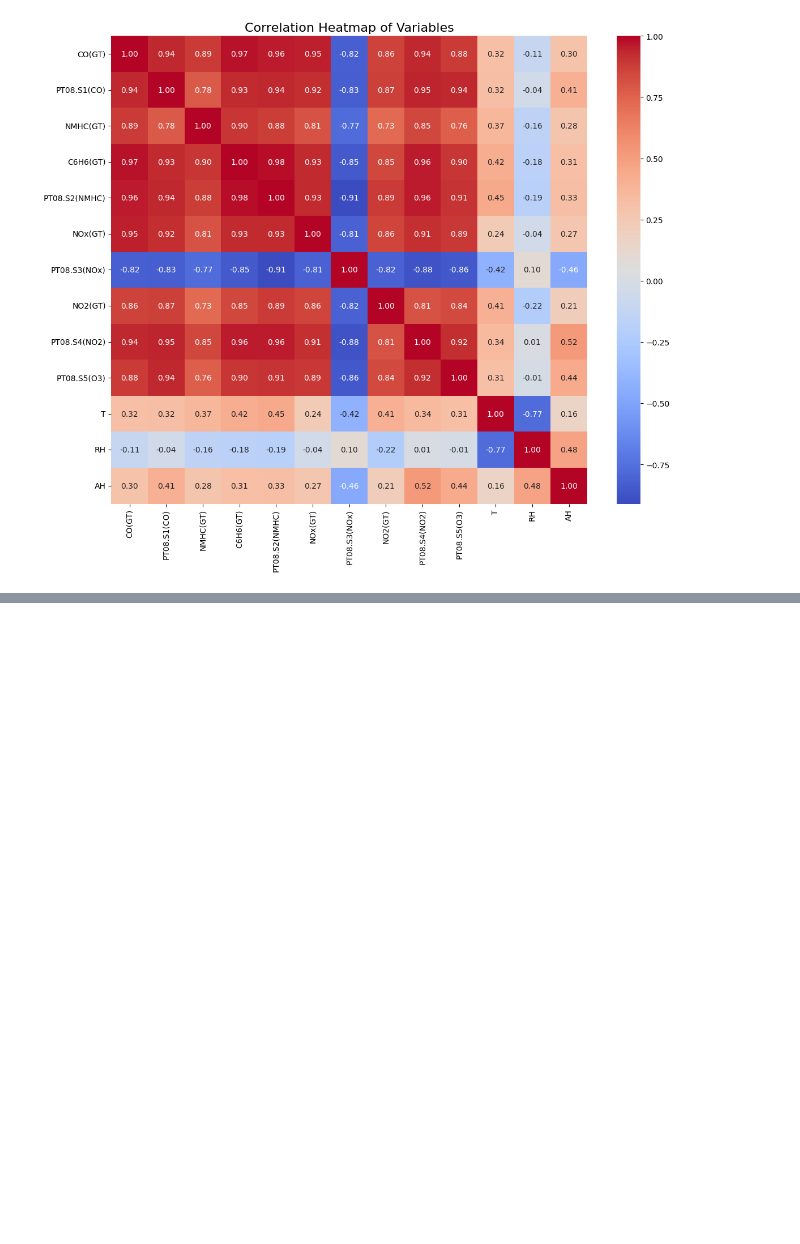
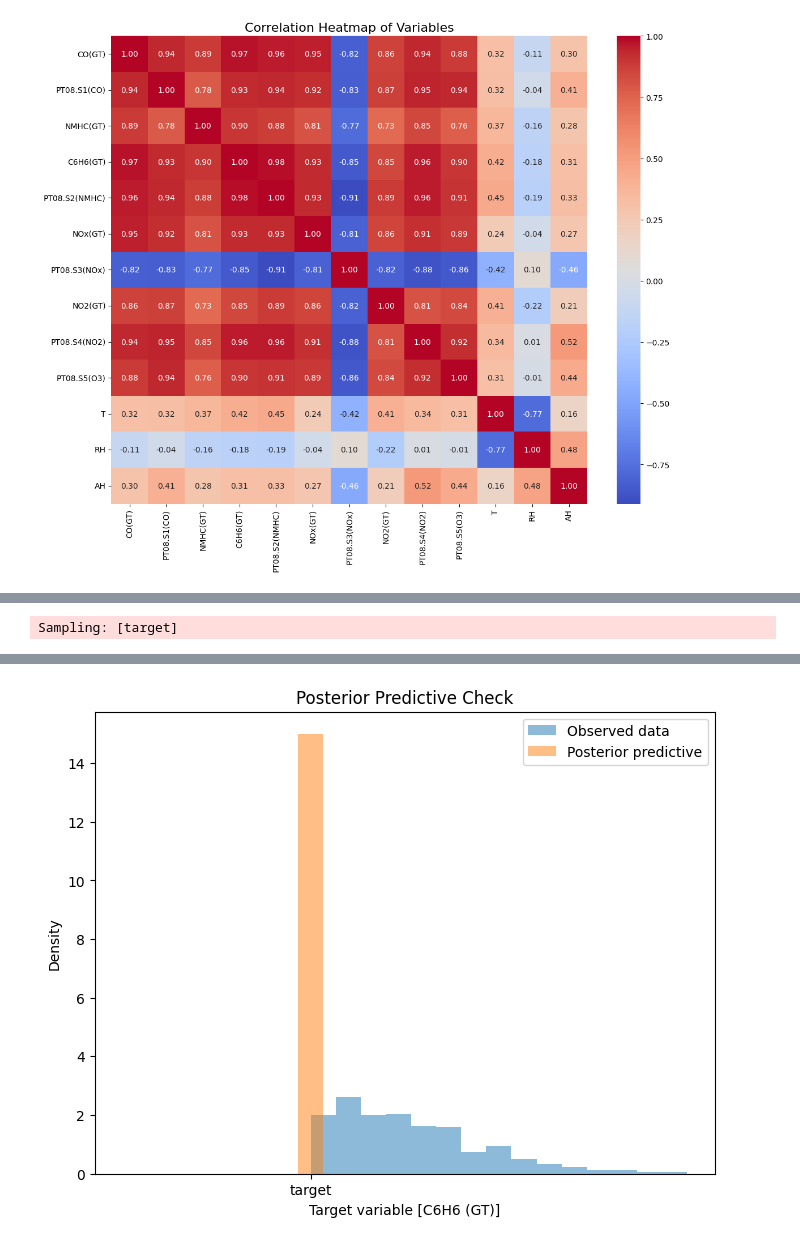
Before and after one commit to alcatraz47/Bayesian_Analysis_on_AQI, a Jupyter notebook: new_model_dev.ipynb, the cells around one changed output, grey strips where cells are left out. Cells and saved outputs as stored; diff of their text form; code cells hidden in the pictures; blank space fills up the shorter version.

```diff
--- a/new_model_dev.ipynb
+++ b/new_model_dev.ipynb
@@ -137,0 +137,17 @@ summary.head(20)
+# %%
+# trace = pm.sample(1000, tune=500, init="adapt_diag", start=initial_point)
+posterior_predictive = pm.sample_posterior_predictive(idata, model=gamma_model)
+# print(type(posterior_predictive))
+# print(posterior_predictive)
+
+# Visualize the posterior predictive checks
+_, ax = plt.subplots(1, 1, figsize=(8, 6))
+ax.hist(y, bins=15, density=True, alpha=0.5, label="Observed data")
+ax.hist(posterior_predictive["posterior_predictive"], bins=15, density=True, alpha=0.5, label="Posterior predictive")
+ax.set_xlabel("Target variable [C6H6 (GT)]")
+ax.set_ylabel("Density")
+ax.legend()
+plt.title("Posterior Predictive Check")
+plt.show()
+# %% [output]
+Sampling: [target]
@@ -137,0 +155 @@ summary.head(20)
+[figure, added]
```
Also changed, not shown: parts of 17 cells of this notebook, 17 other files.
